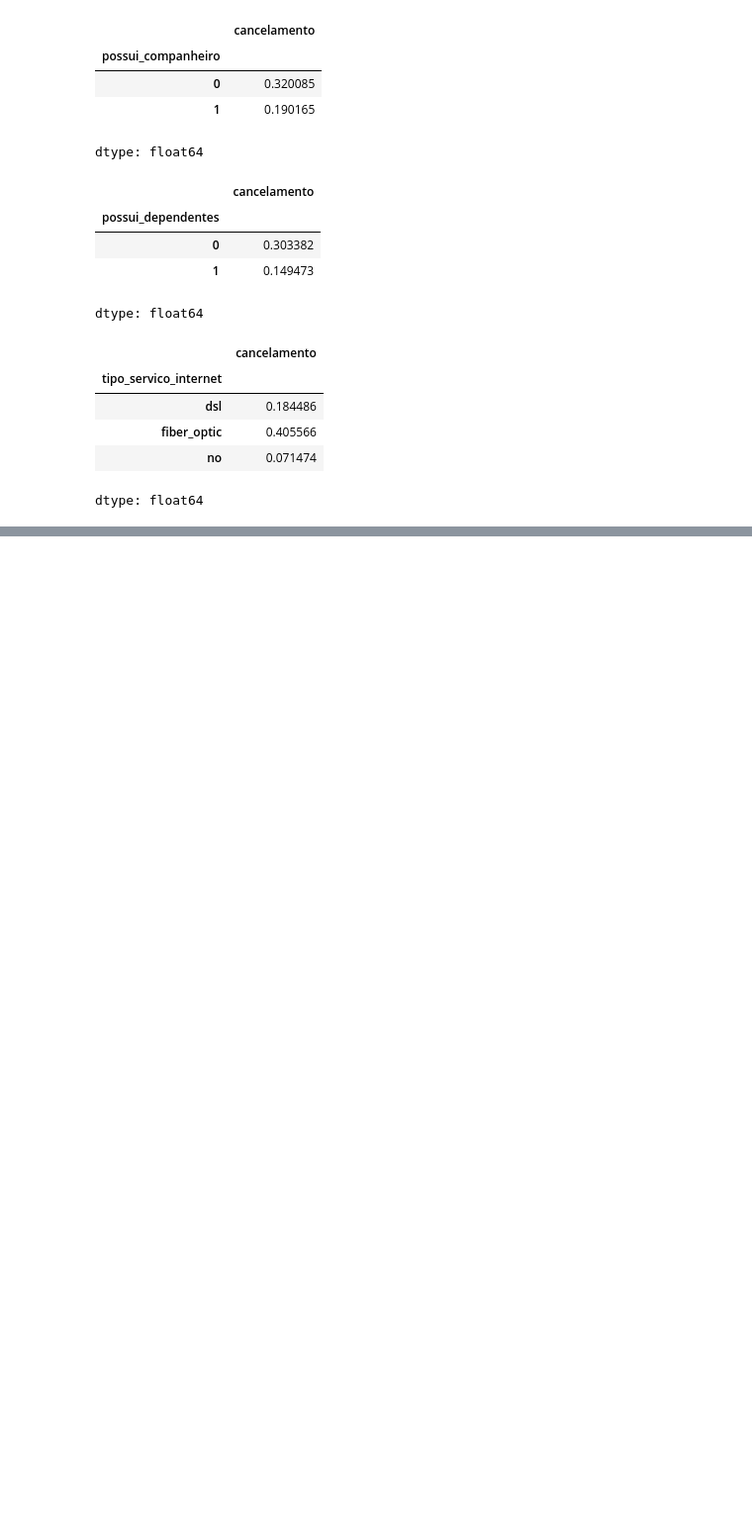
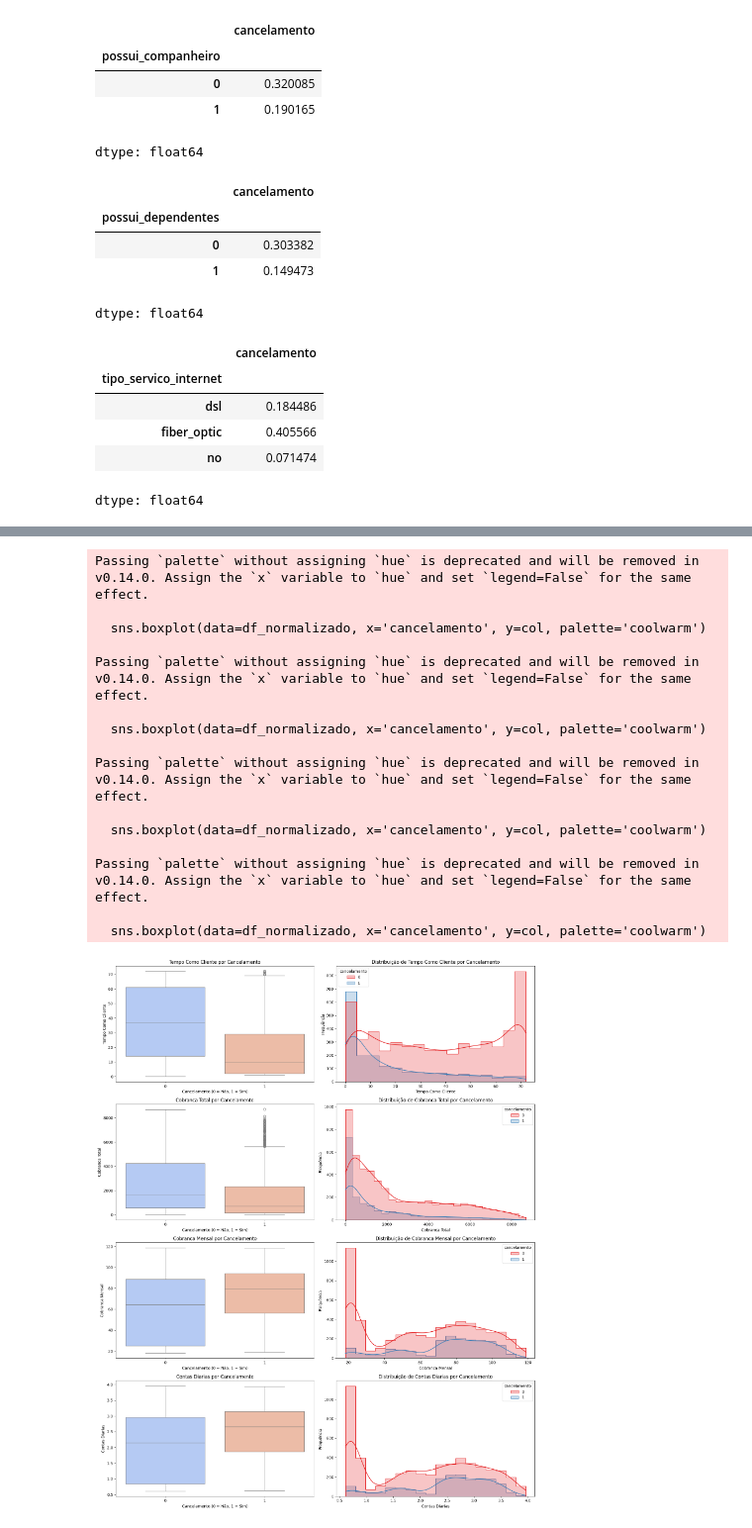
Before and after one commit to Tayara32/Challenge-TelecomX, a Jupyter notebook: ChallengeTelecomX.ipynb, the cells around one changed output, grey strips where cells are left out. Shown at 99% size. Drawn from its saved outputs; the diff is of its cells as text; code cells hidden in the pictures; blank space fills up the shorter version.

```diff
--- a/ChallengeTelecomX.ipynb
+++ b/ChallengeTelecomX.ipynb
@@ -386,0 +436,38 @@ dtype: float64
+# %%
+variaveis_numericas = ['tempo_como_cliente', 'cobranca_total', 'cobranca_mensal', 'contas_diarias']
+
+plt.figure(figsize=(16, 20))
+
+for i, col in enumerate(variaveis_numericas, 1):
+    plt.subplot(len(variaveis_numericas), 2, 2*i-1)
+    sns.boxplot(data=df_normalizado, x='cancelamento', y=col, palette='coolwarm')
+    plt.title(f'{col.replace("_", " ").title()} por Cancelamento', fontsize=12)
+    plt.xlabel("Cancelamento (0 = Não, 1 = Sim)")
+    plt.ylabel(col.replace("_", " ").title())
+
+    plt.subplot(len(variaveis_numericas), 2, 2*i)
+    sns.histplot(data=df_normalizado, x=col, hue='cancelamento', kde=True, palette='Set1', element='step')
+    plt.title(f'Distribuição de {col.replace("_", " ").title()} por Cancelamento', fontsize=12)
+    plt.xlabel(col.replace("_", " ").title())
+    plt.ylabel('Frequência')
+
+plt.tight_layout()
+plt.savefig('analise_variaveis_numericas.png', dpi=300, bbox_inches='tight')
+plt.show()
+# %% [output]
+Passing `palette` without assigning `hue` is deprecated and will be removed in v0.14.0. Assign the `x` variable to `hue` and set `legend=False` for the same effect.
+
+  sns.boxplot(data=df_normalizado, x='cancelamento', y=col, palette='coolwarm')
+
+Passing `palette` without assigning `hue` is deprecated and will be removed in v0.14.0. Assign the `x` variable to `hue` and set `legend=False` for the same effect.
+
+  sns.boxplot(data=df_normalizado, x='cancelamento', y=col, palette='coolwarm')
+
+Passing `palette` without assigning `hue` is deprecated and will be removed in v0.14.0. Assign the `x` variable to `hue` and set `legend=False` for the same effect.
+
+  sns.boxplot(data=df_normalizado, x='cancelamento', y=col, palette='coolwarm')
+
+Passing `palette` without assigning `hue` is deprecated and will be removed in v0.14.0. Assign the `x` variable to `hue` and set `legend=False` for the same effect.
+
+  sns.boxplot(data=df_normalizado, x='cancelamento', y=col, palette='coolwarm')
+[figure, added]
```
Also changed, not shown: parts of 18 cells of this notebook.
